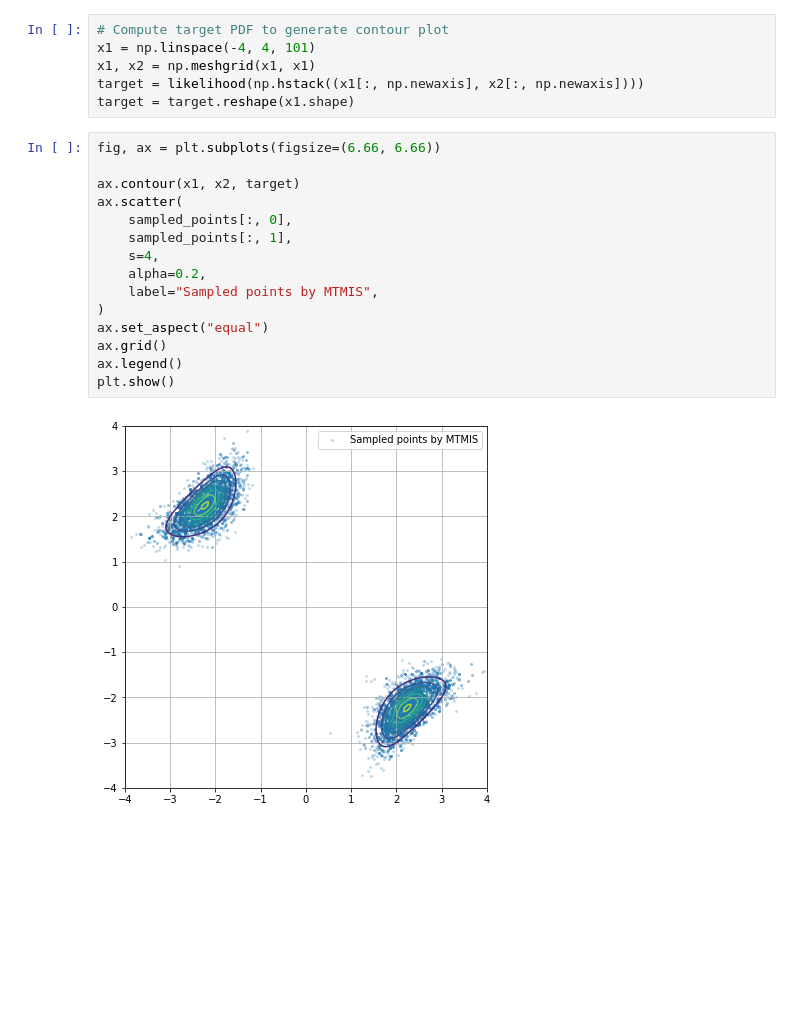
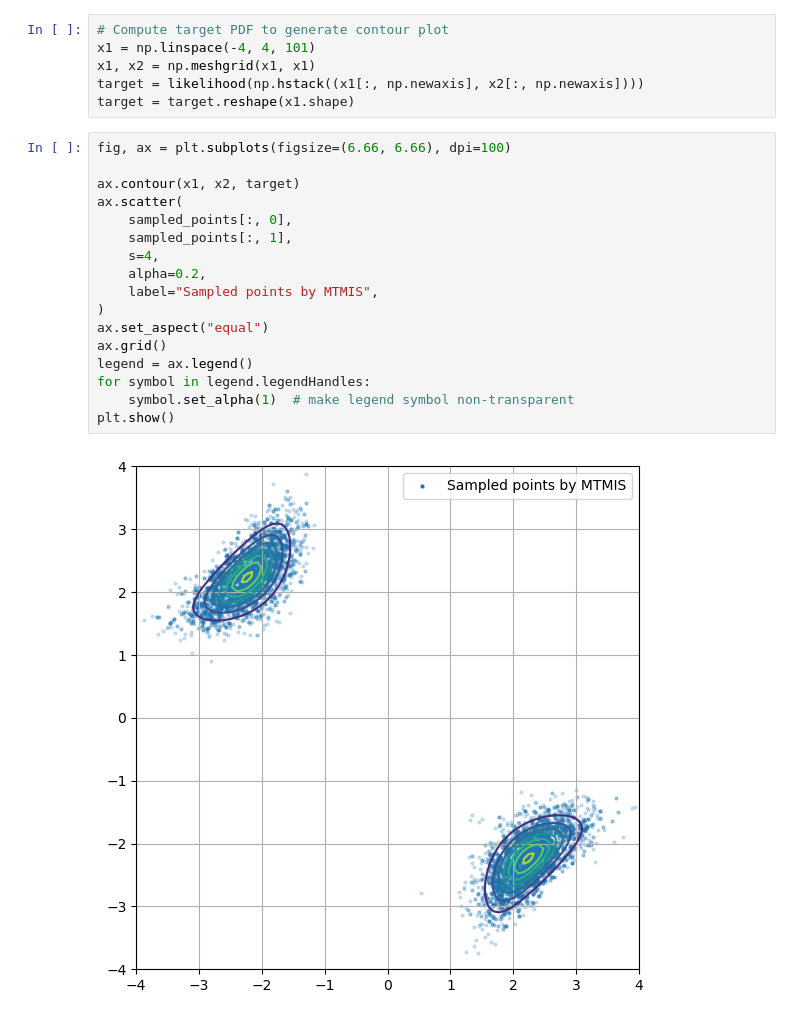
Before and after one commit to santisoler/lapis2019-afonso-homework, a Jupyter notebook: 01. MTMIS Multiple Try Metropolis Independent Sampler.ipynb, the cells around one changed output. Cells and saved outputs as stored; diff of their text form; blank space fills up the shorter version.

Commit message:
Improve plots for MTMIS

```diff
--- a/01. MTMIS Multiple Try Metropolis Independent Sampler.ipynb
+++ b/01. MTMIS Multiple Try Metropolis Independent Sampler.ipynb
@@ -78,19 +78,21 @@ x1, x2 = np.meshgrid(x1, x1)
 target = likelihood(np.hstack((x1[:, np.newaxis], x2[:, np.newaxis])))
 target = target.reshape(x1.shape)
 # %%
-fig, ax = plt.subplots(figsize=(6.66, 6.66))
+fig, ax = plt.subplots(figsize=(6.66, 6.66), dpi=100)
 
 ax.contour(x1, x2, target)
 ax.scatter(
     sampled_points[:, 0],
     sampled_points[:, 1],
     s=4,
     alpha=0.2,
     label="Sampled points by MTMIS",
 )
 ax.set_aspect("equal")
 ax.grid()
-ax.legend()
+legend = ax.legend()
+for symbol in legend.legendHandles:
+    symbol.set_alpha(1)  # make legend symbol non-transparent
 plt.show()
 # %% [output]
-[figure, old version]
+[figure, new version]
```
